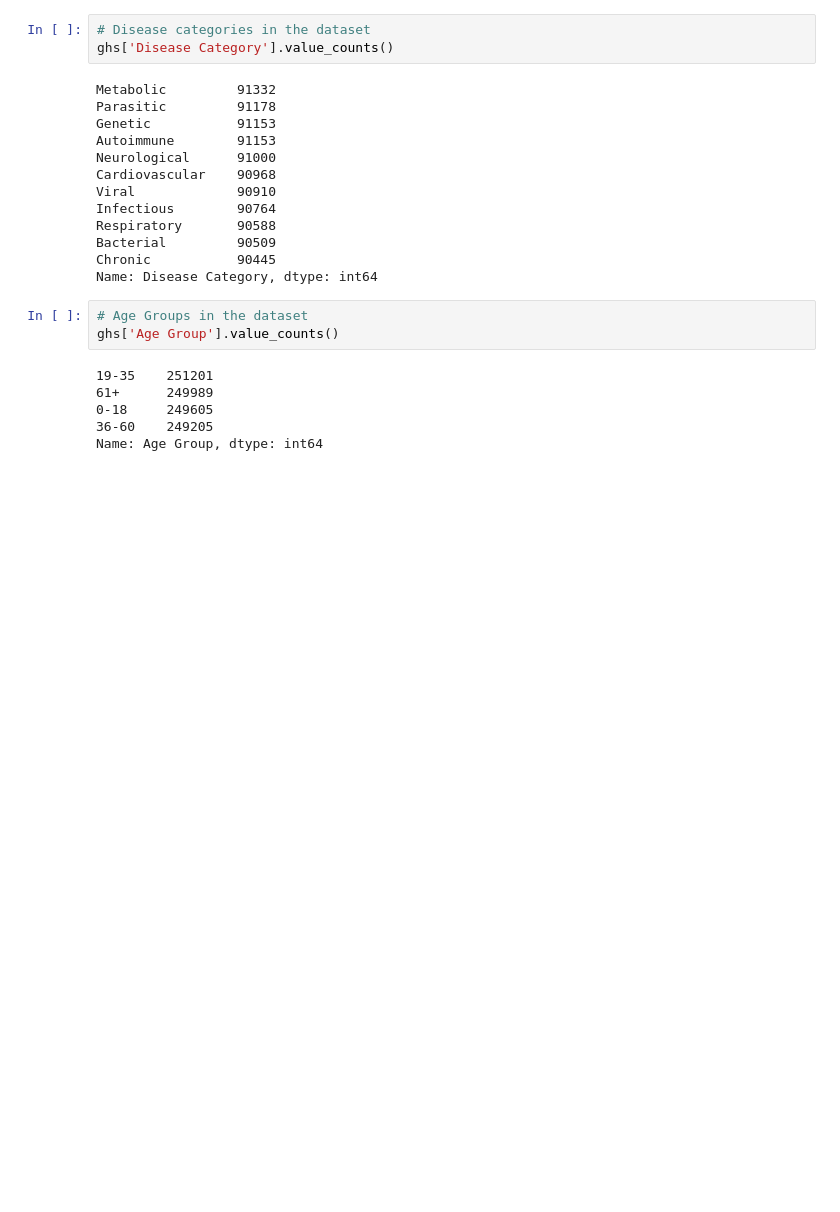
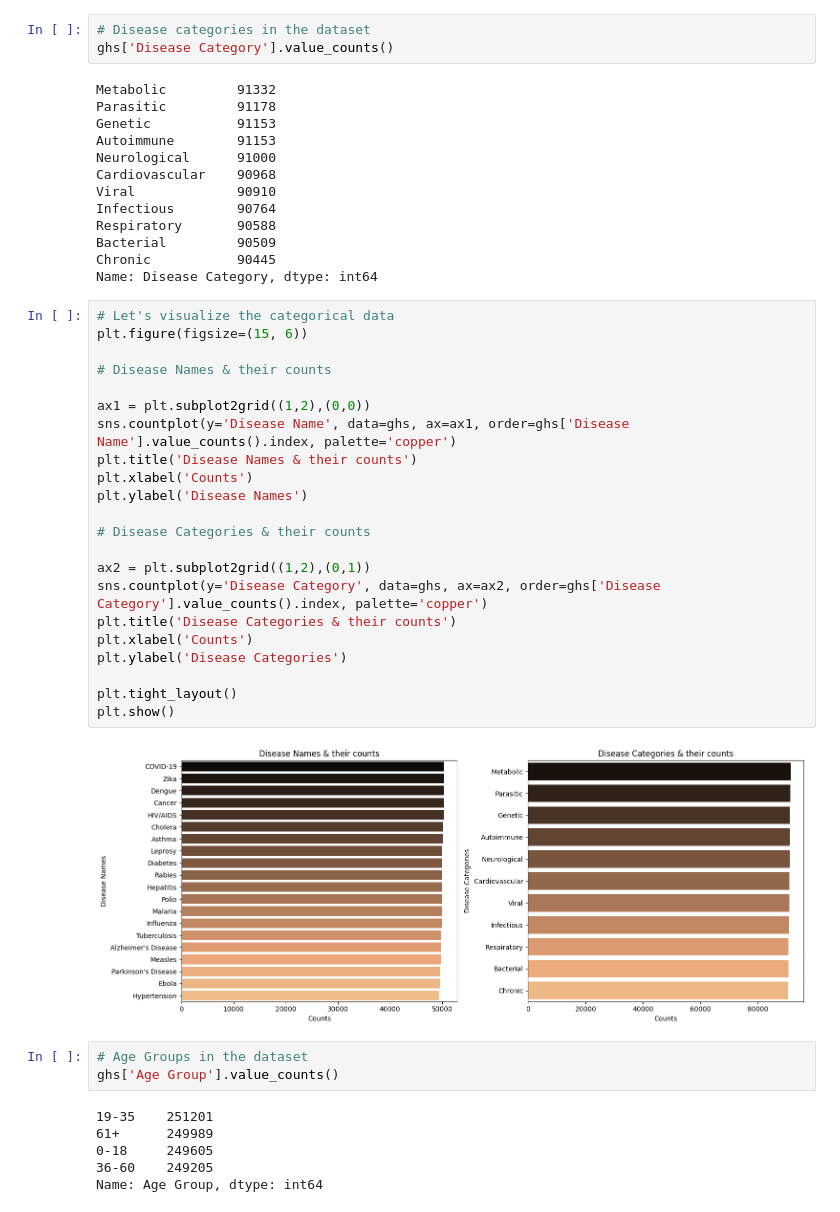
Before and after one commit to Akshay-Paunikar/Statistics_for_Data_Science, a Jupyter notebook: projects/Global_Health_Statistics/globalhealthanalysis.ipynb, the cells around one changed output. Cells and saved outputs as stored; diff of their text form; blank space fills up the shorter version.

Commit message:
GHS - Countplots for disease names and their categories

```diff
--- a/projects/Global_Health_Statistics/globalhealthanalysis.ipynb
+++ b/projects/Global_Health_Statistics/globalhealthanalysis.ipynb
@@ -225,6 +225,30 @@ Respiratory       90588
 Bacterial         90509
 Chronic           90445
 Name: Disease Category, dtype: int64
+# %%
+# Let's visualize the categorical data
+plt.figure(figsize=(15, 6))
+
+# Disease Names & their counts
+
+ax1 = plt.subplot2grid((1,2),(0,0))
+sns.countplot(y='Disease Name', data=ghs, ax=ax1, order=ghs['Disease Name'].value_counts().index, palette='copper')
+plt.title('Disease Names & their counts')
+plt.xlabel('Counts')
+plt.ylabel('Disease Names')
+
+# Disease Categories & their counts
+
+ax2 = plt.subplot2grid((1,2),(0,1))
+sns.countplot(y='Disease Category', data=ghs, ax=ax2, order=ghs['Disease Category'].value_counts().index, palette='copper')
+plt.title('Disease Categories & their counts')
+plt.xlabel('Counts')
+plt.ylabel('Disease Categories')
+
+plt.tight_layout()
+plt.show()
+# %% [output]
+[figure, added]
 # %%
 # Age Groups in the dataset
 ghs['Age Group'].value_counts()
```
Also changed, not shown: parts of 1 cell of this notebook.
